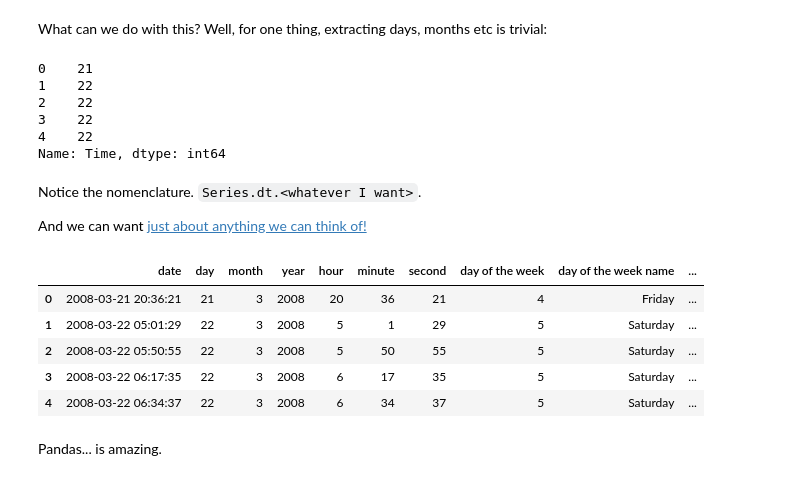
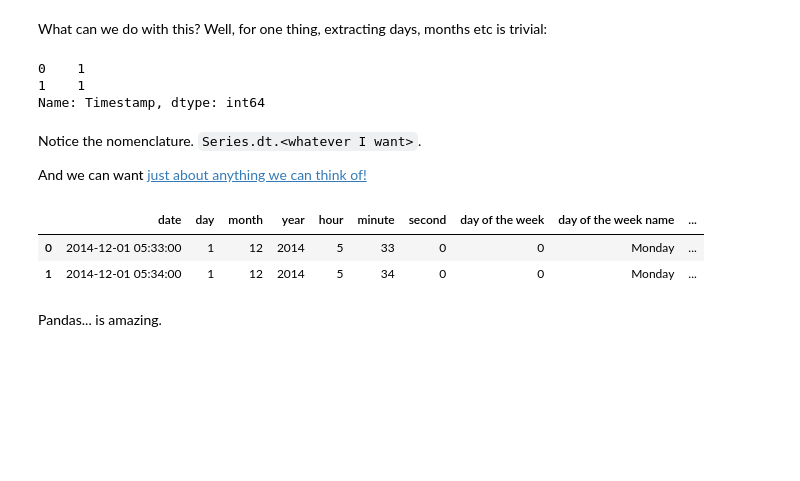
Before and after one commit to PedroGFonseca/timeseries_blus, a Jupyter notebook: BLU1 - Pandas for timeseries and multi-indexing .ipynb, the cells around one changed output. Cells and saved outputs as stored; diff of their text form; code cells hidden in the pictures; blank space fills up the shorter version.

```diff
--- a/BLU1 - Pandas for timeseries and multi-indexing .ipynb
+++ b/BLU1 - Pandas for timeseries and multi-indexing .ipynb
@@ -48,5 +40,5 @@ Let's examine the user visits from an old social network _([BrightKite](http://s
 # %%
-data = pd.read_csv('data/BrightKite.csv')
+data = pd.read_csv('data/bitcoin/coinbaseUSD_1-min_data_2014-12-01_to_2018-03-27.csv')
 # %% [markdown]
 Let's take a look:
 # %%
@@ -86,7 +78,7 @@ Ah, so these are just strings. How boring.
 
 However, pandas can do something pretty amazing with these strings:
 # %%
-time_as_a_timestamp = pd.to_datetime(data.Time, infer_datetime_format=True)
+time_as_a_timestamp = pd.to_datetime(data.Timestamp, infer_datetime_format=True)
 # %% [markdown]
 What is it now?
 # %%
@@ -103,14 +92,11 @@ It is a `datetime64[ns]`, which I shall for the sake of simplicity just refer to
 # %% [markdown]
 What can we do with this? Well, for one thing, extracting days, months etc is trivial:
 # %%
-time_as_a_timestamp.dt.day.head()
+time_as_a_timestamp.dt.day.head(2)
 # %% [output]
-0    21
-1    22
-2    22
-3    22
-4    22
-Name: Time, dtype: int64
+0    1
+1    1
+Name: Timestamp, dtype: int64
 # %% [markdown]
 Notice the nomenclature. `Series.dt.<whatever I want>`.
 
@@ -118,26 +104,23 @@ And we can want [just about anything we can think of!](https://pandas.pydata.org
 # %%
 # I'll make a little dataset so that we can see some of the results side by side
 new = pd.DataFrame()
 new['date'] = time_as_a_timestamp
 new['day'] = new['date'].dt.day
 new['month'] = new['date'].dt.month
 new['year'] = new['date'].dt.year
 new['hour'] = new['date'].dt.hour
 new['minute'] = new['date'].dt.minute
 new['second'] = new['date'].dt.second
 new['day of the week'] = new['date'].dt.weekday
 new['day of the week name'] = new['date'].dt.weekday_name
 new['quarter'] = new['date'].dt.quarter
 new['is it a leap year?'] = new['date'].dt.is_leap_year
 
-new.head()
+new.head(2)
 # %% [output]
 |  | date | day | month | year | hour | minute | second | day of the week | day of the week name | ... |
-| 0 | 2008-03-21 20:36:21 | 21 | 3 | 2008 | 20 | 36 | 21 | 4 | Friday | ... |
-| 1 | 2008-03-22 05:01:29 | 22 | 3 | 2008 | 5 | 1 | 29 | 5 | Saturday | ... |
-| 2 | 2008-03-22 05:50:55 | 22 | 3 | 2008 | 5 | 50 | 55 | 5 | Saturday | ... |
-| 3 | 2008-03-22 06:17:35 | 22 | 3 | 2008 | 6 | 17 | 35 | 5 | Saturday | ... |
-| 4 | 2008-03-22 06:34:37 | 22 | 3 | 2008 | 6 | 34 | 37 | 5 | Saturday | ... |
+| 0 | 2014-12-01 05:33:00 | 1 | 12 | 2014 | 5 | 33 | 0 | 0 | Monday | ... |
+| 1 | 2014-12-01 05:34:00 | 1 | 12 | 2014 | 5 | 34 | 0 | 0 | Monday | ... |
 # %% [markdown]
 Pandas... is amazing.
 # %% [markdown]
```
Also changed, not shown: parts of 83 cells of this notebook.
